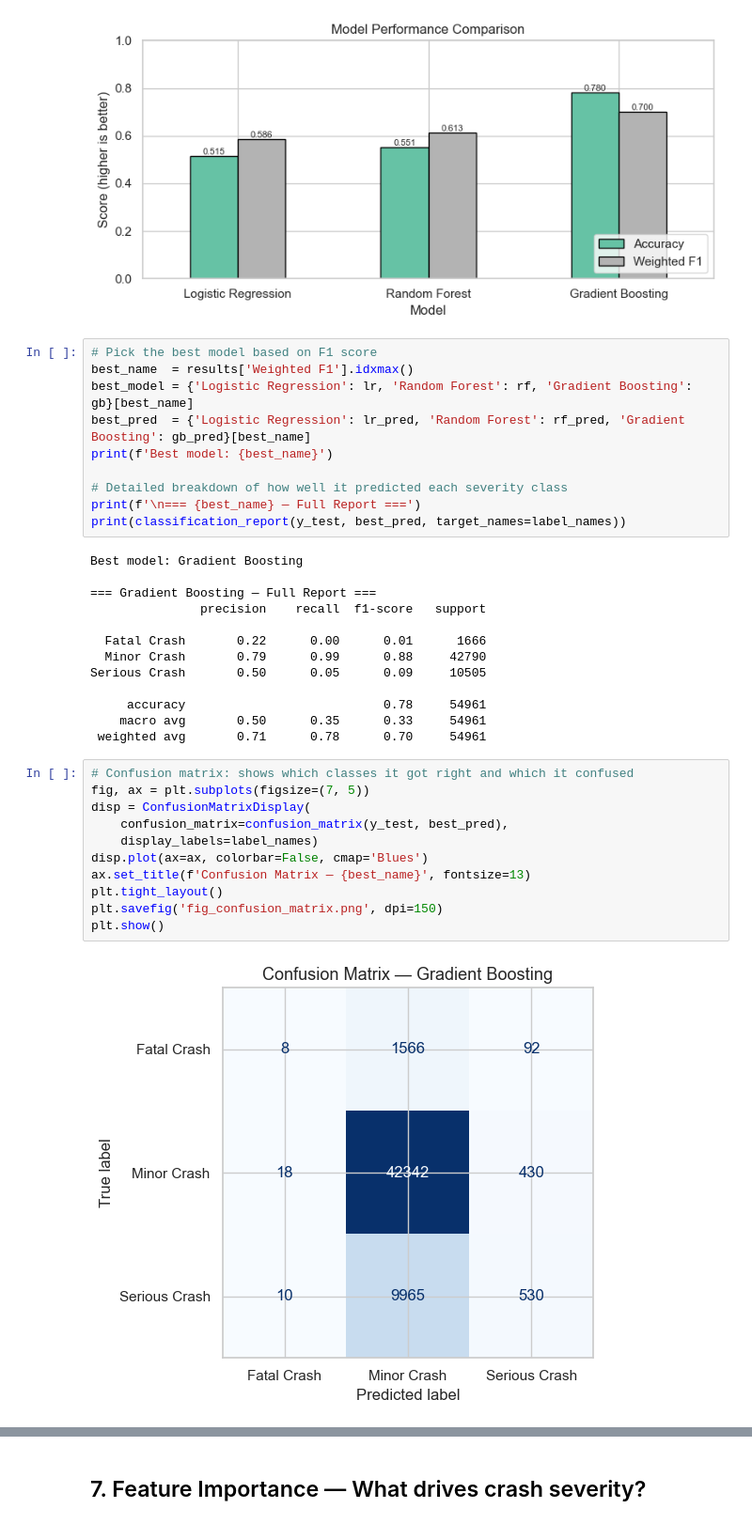
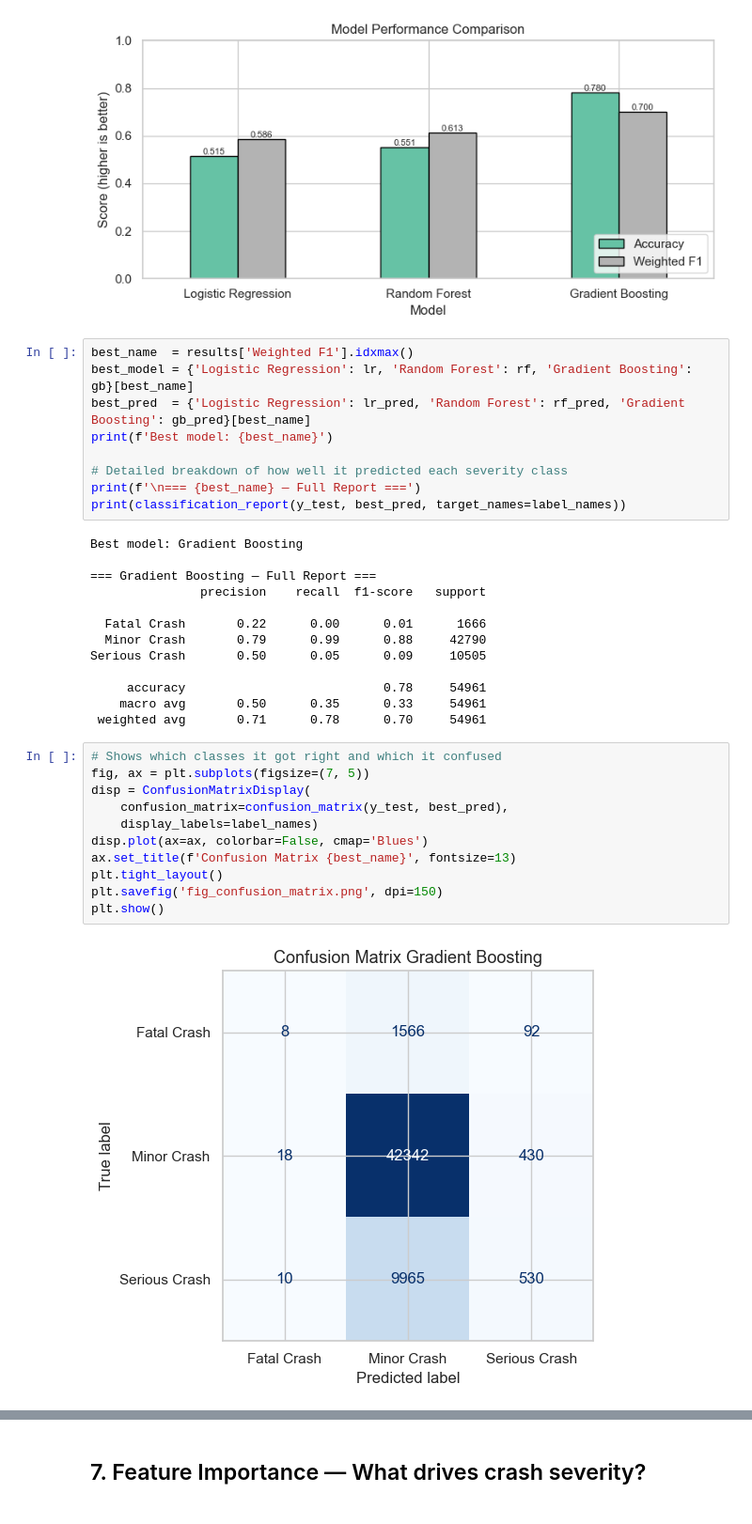
Before and after one commit to ramanengineer/project3, a Jupyter notebook: project3_notebook.ipynb, the cells around one changed output, grey strips where cells are left out. Shown at 94% size. Cells and saved outputs as stored; diff of their text form.

```diff
--- a/project3_notebook.ipynb
+++ b/project3_notebook.ipynb
@@ -369,7 +357,6 @@ plt.show()
 | Gradient Boosting | 0.7802 | 0.6999 |
 [figure]
 # %%
-# Pick the best model based on F1 score
 best_name  = results['Weighted F1'].idxmax()
 best_model = {'Logistic Regression': lr, 'Random Forest': rf, 'Gradient Boosting': gb}[best_name]
 best_pred  = {'Logistic Regression': lr_pred, 'Random Forest': rf_pred, 'Gradient Boosting': gb_pred}[best_name]
@@ -392,16 +379,16 @@ Serious Crash       0.50      0.05      0.09     10505
     macro avg       0.50      0.35      0.33     54961
  weighted avg       0.71      0.78      0.70     54961
 # %%
-# Confusion matrix: shows which classes it got right and which it confused
+# Shows which classes it got right and which it confused
 fig, ax = plt.subplots(figsize=(7, 5))
 disp = ConfusionMatrixDisplay(
     confusion_matrix=confusion_matrix(y_test, best_pred),
     display_labels=label_names)
 disp.plot(ax=ax, colorbar=False, cmap='Blues')
-ax.set_title(f'Confusion Matrix — {best_name}', fontsize=13)
+ax.set_title(f'Confusion Matrix {best_name}', fontsize=13)
 plt.tight_layout()
 plt.savefig('fig_confusion_matrix.png', dpi=150)
 plt.show()
 # %% [output]
-[figure, old version]
+[figure, new version]
 # %%
```
Also changed, not shown: parts of 22 cells of this notebook, 2 other files.
